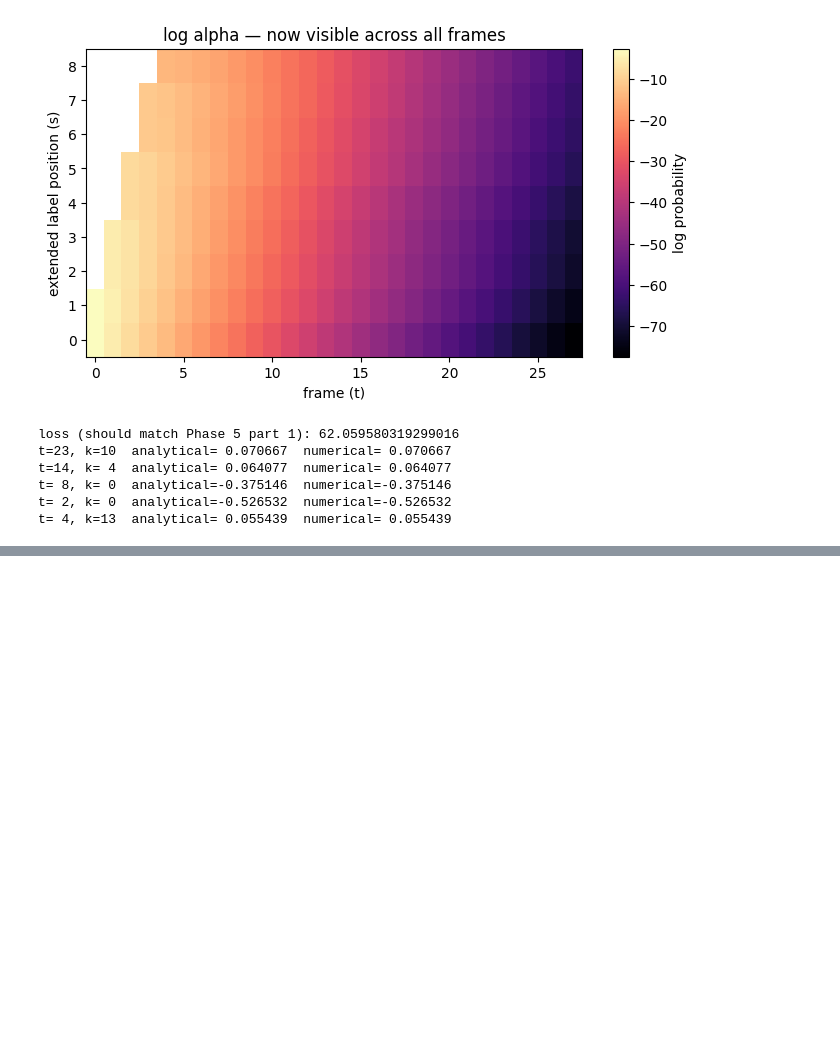
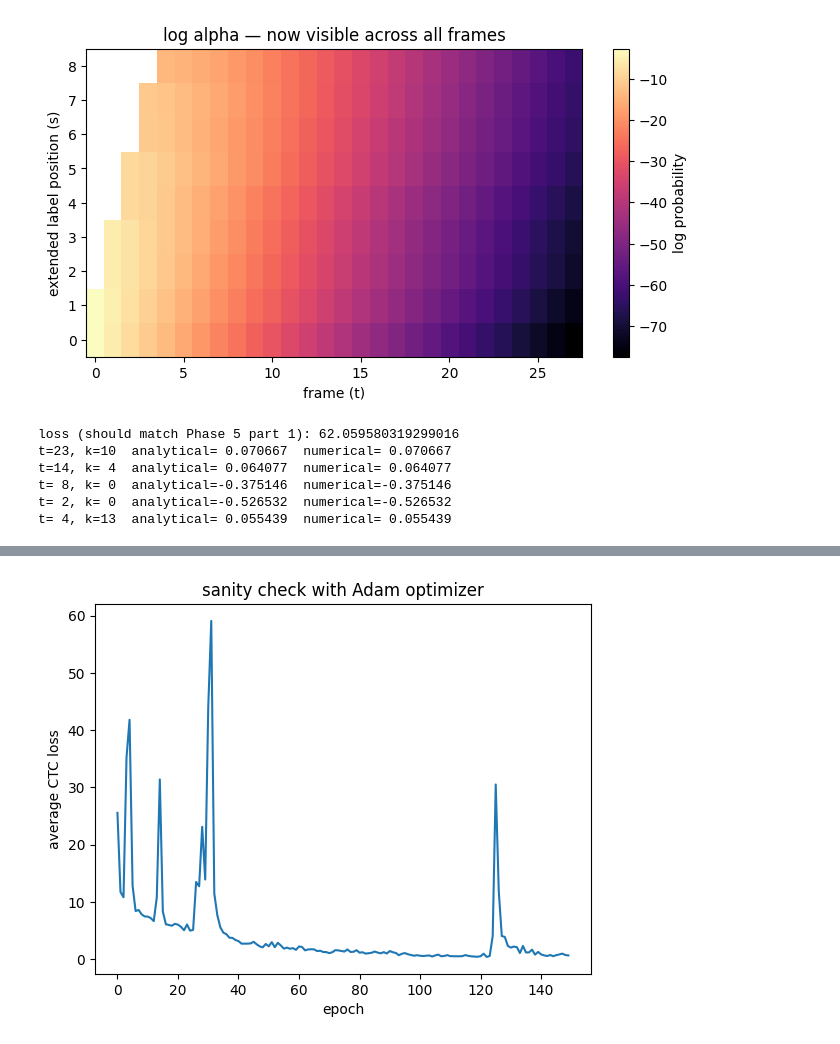
Before and after one commit to shareotherban/STT-Model, a Jupyter notebook: STT.ipynb, the cells around one changed output, grey strips where cells are left out. Saved outputs shown, nothing was run; the diff lists cells and outputs as text; code cells hidden in the pictures; blank space fills up the shorter version.

```diff
--- a/STT.ipynb
+++ b/STT.ipynb
@@ -586,0 +518,30 @@ for (true, pred), n in sorted(conf.items(), key=lambda x: -x[1]):
+# %%
+def train_step(spec, encoded_label, params, blank_idx, adam_state, lr=0.01):
+    probs, logits, hidden_states = rnn_forward(spec, params)
+    loss, grad_logits = ctc_gradient(probs, encoded_label, blank_idx)
+    grads = backprop_rnn(spec, hidden_states, grad_logits, params)
+    grads = clip_gradients(grads)
+    adam_update(params, grads, adam_state, lr=lr)
+    return loss
+# %%
+params = init_rnn_params(input_dim, hidden_dim, vocab_size)  # fresh weights
+adam_state = init_adam_state(params)
+loss_history = []
+
+for epoch in range(150):
+    random.shuffle(subset_data)
+    epoch_loss = 0.0
+    for spec_feat, enc_label in subset_data:
+        loss = train_step(spec_feat, enc_label, params, blank_idx, adam_state, lr=0.01)
+        epoch_loss += loss
+    avg_loss = epoch_loss / len(subset_data)
+    loss_history.append(avg_loss)
+    if epoch % 15 == 0:
+        print(f'epoch {epoch:3d}  avg loss {avg_loss:.4f}')
+
+plt.plot(loss_history)
+plt.xlabel('epoch')
+plt.ylabel('average CTC loss')
+plt.title('sanity check with Adam optimizer')
+plt.show()
+# %% [output]
@@ -586,0 +558 @@ for (true, pred), n in sorted(conf.items(), key=lambda x: -x[1]):
+[figure, added]
```
Also changed, not shown: parts of 38 cells of this notebook.
